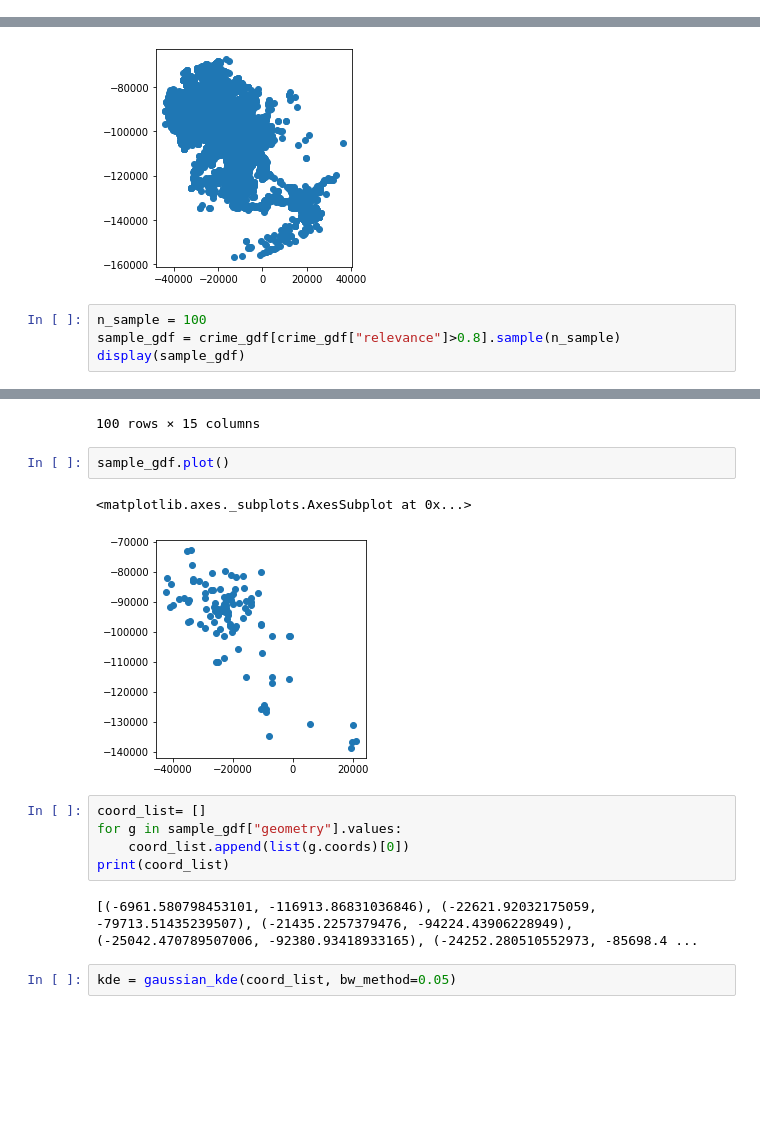
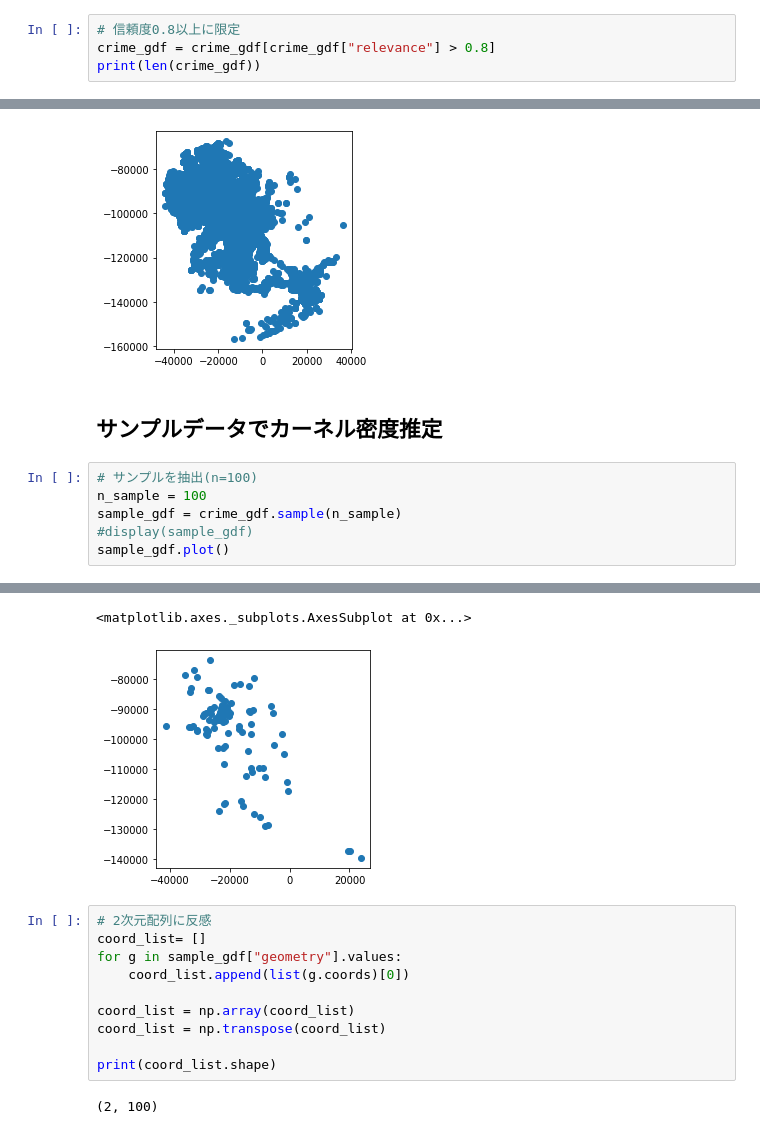
Before and after one commit to naoto-github/KDECrimeMap, a Jupyter notebook: KDECrimeMap.ipynb, the cells around one changed output, grey strips where cells are left out. Cells and saved outputs as stored; diff of their text form; blank space fills up the shorter version.

```diff
--- a/KDECrimeMap.ipynb
+++ b/KDECrimeMap.ipynb
@@ -11,3 +14,7 @@ crime_gdf = gpd.read_file("./geojson/aichi-crime-2020.geojson")
 print(len(crime_gdf))
 # %% [output]
 45456
+# %%
+# 信頼度0.8以上に限定
+crime_gdf = crime_gdf[crime_gdf["relevance"] > 0.8]
+print(len(crime_gdf))
@@ -19,8 +28,12 @@ crime_gdf[crime_gdf["relevance"] > 0.8].plot()
 # %% [output]
 <matplotlib.axes._subplots.AxesSubplot at 0x...>
 [figure]
+# %% [markdown]
+## サンプルデータでカーネル密度推定
 # %%
+# サンプルを抽出(n=100)
 n_sample = 100
-sample_gdf = crime_gdf[crime_gdf["relevance"]>0.8].sample(n_sample)
-display(sample_gdf)
+sample_gdf = crime_gdf.sample(n_sample)
+#display(sample_gdf)
+sample_gdf.plot()
 # %% [output]
@@ -39,15 +40,14 @@ display(sample_gdf)
-100 rows × 15 columns
+<matplotlib.axes._subplots.AxesSubplot at 0x...>
+[figure, added]
-# %%
-sample_gdf.plot()
-# %% [output]
-<matplotlib.axes._subplots.AxesSubplot at 0x...>
-[figure, removed]
 # %%
+# 2次元配列に反感
 coord_list= []
 for g in sample_gdf["geometry"].values:
     coord_list.append(list(g.coords)[0])
-print(coord_list)
+
+coord_list = np.array(coord_list)
+coord_list = np.transpose(coord_list)
+
+print(coord_list.shape)
 # %% [output]
-[(-6961.580798453101, -116913.86831036846), (-22621.92032175059, -79713.51435239507), (-21435.2257379476, -94224.43906228949), (-25042.470789507006, -92380.93418933165), (-24252.280510552973, -85698.4 ...
+(2, 100)
-# %%
-kde = gaussian_kde(coord_list, bw_method=0.05)
```
Also changed, not shown: parts of 17 cells of this notebook, 1 other file.
